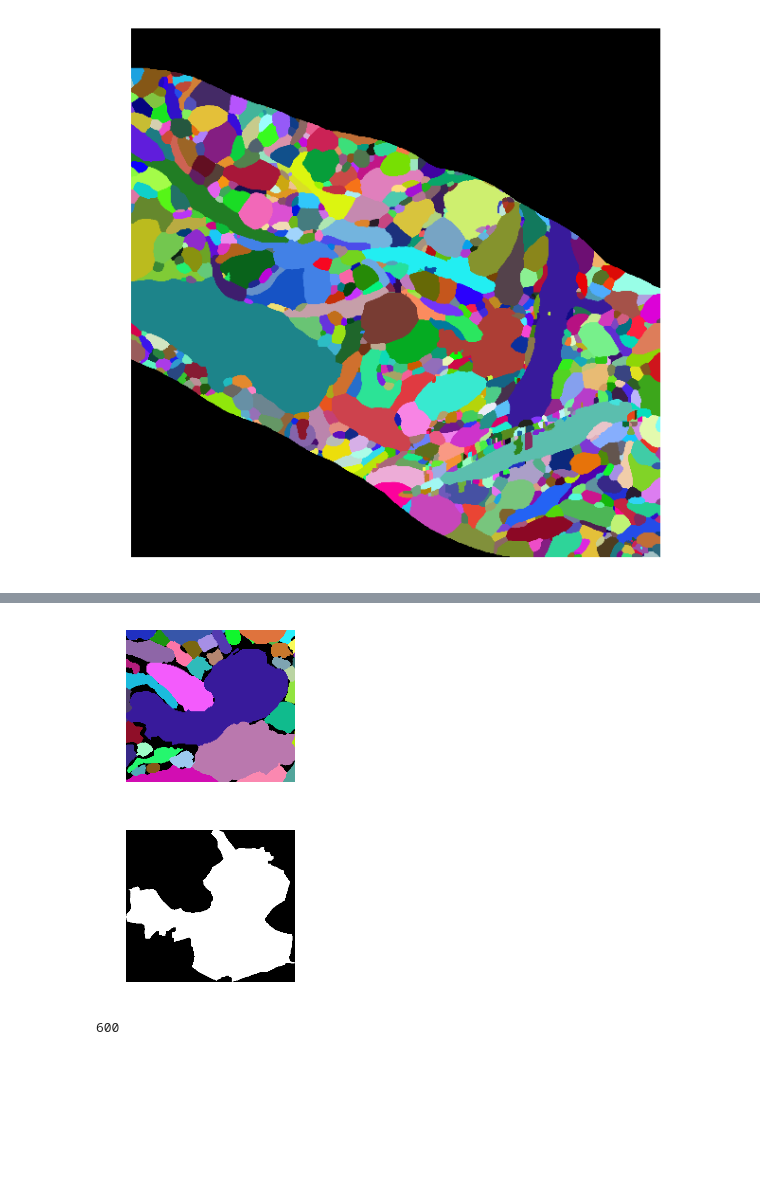
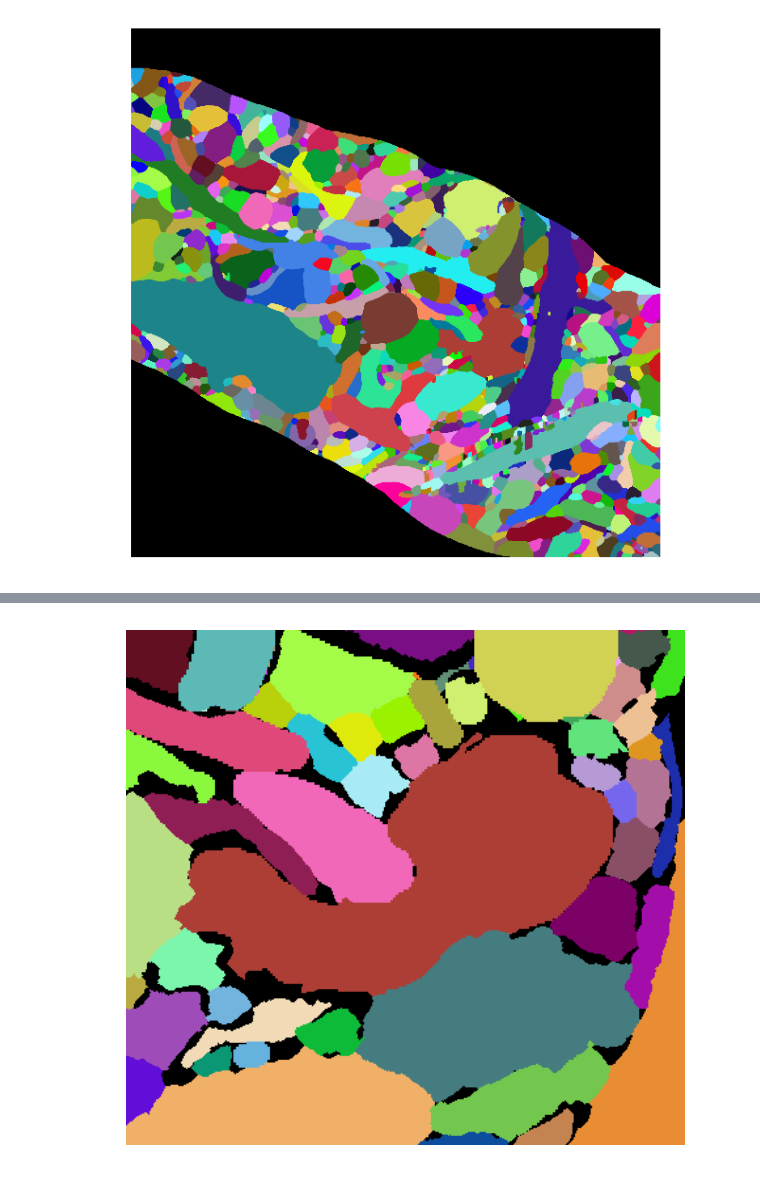
Before and after one commit to VCG/gp, a Jupyter notebook: ipy_test/MERGEERROR.ipynb, the cells around one changed output, grey strips where cells are left out. Cells and saved outputs as stored; diff of their text form; code cells hidden in the pictures; blank space fills up the shorter version.

```diff
--- a/ipy_test/MERGEERROR.ipynb
+++ b/ipy_test/MERGEERROR.ipynb
@@ -28,3 +27,10 @@ Loading z00000100.png
 gp.Util.view(rhoana, color=True, large=True)
 # %% [output]
 [figure]
+# %%
+# we are working with label 600
+label_value = rhoana[1250,1400]
+print 'label', label_value
+binary = gp.Util.threshold(rhoana, label_value)
+bb = mh.bbox(binary)
+bb = [bb[0]-40, bb[1]+40, bb[2]-40, bb[3]+40] # grab a little more since we dilate
@@ -38,12 +43,6 @@ gp.Util.view(gp.Util.normalize_labels(gp.Util.crop_by_bbox(rhoana, bb))[0], colo
 # %%
-gp.Util.view(gp.Util.normalize_labels(gp.Util.crop_by_bbox(gold, bb))[0], color=True, large=False, file='/tmp/gold.png')
+cropped_gold = gp.Util.crop_by_bbox(gold, bb)
+cropped_gold[cropped_gold == cropped_gold[220,220]] = 600
+gp.Util.view(cropped_gold, color=True, large=True, file='/tmp/me_gold.png')
 # %% [output]
-[figure, old version]
+[figure, new version]
-# %%
-gp.Util.view(binary, color=False, crop=True)
-# %% [output]
-[figure, removed]
-# %%
-label_value
-# %% [output]
-600
```
Also changed, not shown: parts of 23 cells of this notebook, 7 other files.
